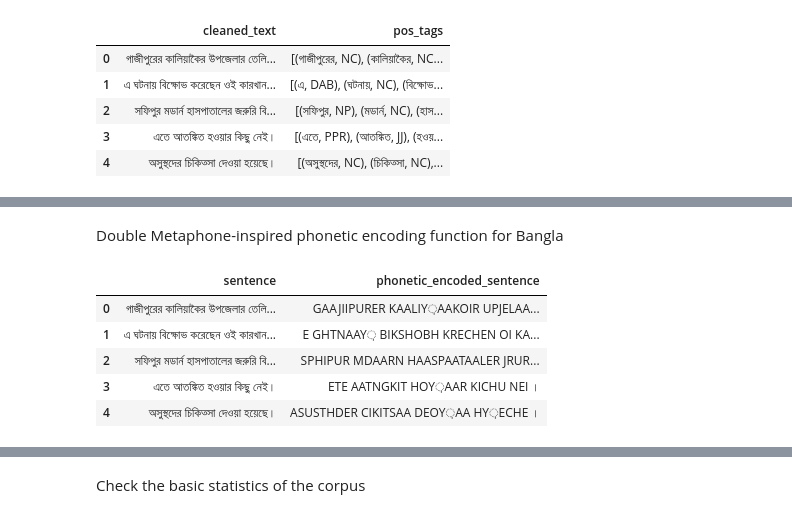
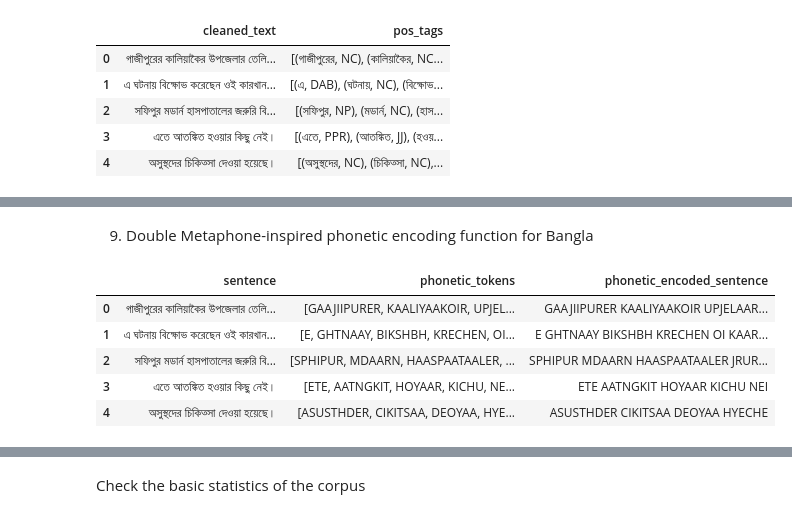
Before and after one commit to thetrishir/Brammerly, a Jupyter notebook: data_preparation.ipynb, the cells around one changed output, grey strips where cells are left out. Cells and saved outputs as stored; diff of their text form; code cells hidden in the pictures.

Commit message:
Phonetic encoding updated

```diff
--- a/data_preparation.ipynb
+++ b/data_preparation.ipynb
@@ -233,7 +237,8 @@ import random
 
 # Function to introduce a simple grammatical error by shuffling words
 def introduce_errors(sentence):
-    words = sentence.split()
+    # Split sentence into words, ignoring punctuation
+    words = re.findall(r'\b[\u0980-\u09FF]+\b', sentence)
     if len(words) > 1:
         # Shuffle words or remove one randomly to simulate error
         if random.choice([True, False]):
@@ -336,12 +331,12 @@ df
 # %% [markdown]
-Double Metaphone-inspired phonetic encoding function for Bangla
+9. Double Metaphone-inspired phonetic encoding function for Bangla
 # %%
+"""Generate a phonetic encoding for Bangla words based on specified rules."""
 def bangla_phonetic_encoding(word):
-    """Generate a phonetic encoding for Bangla words."""
     phonetic_map = {
         # Special Characters and Signs
-        '্': '',   # Virama/Hasant
-        'ঁ': 'N',  # Candrabindu
+        '্': '',   # Virama/Hasant (code 0)
+        'ঁ': '',   # Candrabindu (code 0)
         'ং': 'N',  # Anusvara
         'ঃ': 'H',  # Visarga
 
@@ -351,44 +346,48 @@ def bangla_phonetic_encoding(word):
         'উ': 'U', 'ু': 'U', 'ঊ': 'UU', 'ূ': 'UU',
         'ঋ': 'RI', 'র': 'R', 'ৃ': 'RI',
         'এ': 'E', 'ে': 'E', 'ঐ': 'OI', 'ৈ': 'OI',
-        'ও': 'O', 'ো': 'O', 'ঔ': 'OU', 'ৌ': 'OU',
+        'ও': 'O', 'ো': '', 'ঔ': 'OU', 'ৌ': 'OU',
 
         # Consonants
         'ক': 'K', 'খ': 'KH', 'গ': 'G', 'ঘ': 'GH', 'ঙ': 'NG',
         'চ': 'C', 'ছ': 'CH', 'জ': 'J', 'ঝ': 'JH', 'য': 'Y',
         'ট': 'T', 'ঠ': 'TH', 'ড': 'D', 'ঢ': 'DH', 'ণ': 'N',
         'ত': 'T', 'থ': 'TH', 'দ': 'D', 'ধ': 'DH', 'ন': 'N',
         'প': 'P', 'ফ': 'PH', 'ব': 'B', 'ভ': 'BH', 'ম': 'M',
         'শ': 'SH', 'ষ': 'SH', 'স': 'S', 'হ': 'H',
 
         # Additional Characters
         'ড়': 'RH', 'ঢ়': 'RH', 'য়': 'Y', 'ঞ': 'NY',
-        'ল': 'L', 'ৠ': 'RR', 'ঁ': 'N', '০': '0', '১': '1',
+        'ল': 'L', 'ৠ': 'RR', '০': '0', '১': '1',
         '২': '2', '৩': '3', '৪': '4', '৫': '5', '৬': '6',
         '৭': '7', '৮': '8', '৯': '9'
     }
 
     encoded_word = []
 
     for char in word:
         if char in phonetic_map:
             encoded_word.append(phonetic_map[char])
-        else:
-            encoded_word.append(char)  # Keep characters that are not in the map as they are
 
     # Join encoded characters to form the phonetic encoding
     return ''.join(encoded_word)
 
 # Apply phonetic encoding to each word in the tokens column
-df['phonetic_tokens'] = df['tokens'].apply(lambda tokens: [bangla_phonetic_encoding(word) for word in tokens])
+df['phonetic_tokens'] = df['tokens'].apply(
+    lambda tokens: [bangla_phonetic_encoding(word) for word in tokens]
+)
 
 # Convert the phonetic tokens back to a sentence for easier reading
-df['phonetic_encoded_sentence'] = df['phonetic_tokens'].apply(lambda tokens: ' '.join(tokens))
-df[['sentence', 'phonetic_encoded_sentence']].head()
+df['phonetic_encoded_sentence'] = df['phonetic_tokens'].apply(
+    lambda tokens: ' '.join(tokens)
+)
+
+# Display the first few rows
+df[['sentence', 'phonetic_tokens', 'phonetic_encoded_sentence']].head()
 # %% [output]
-|  | sentence | phonetic_encoded_sentence |
-| 0 | গাজীপুরের কালিয়াকৈর উপজেলার তেলি... | GAAJIIPURER KAALIY়AAKOIR UPJELAA... |
-| 1 | এ ঘটনায় বিক্ষোভ করেছেন ওই কারখান... | E GHTNAAY় BIKSHOBH KRECHEN OI KA... |
-| 2 | সফিপুর মডার্ন হাসপাতালের জরুরি বি... | SPHIPUR MDAARN HAASPAATAALER JRUR... |
-| 3 | এতে আতঙ্কিত হওয়ার কিছু নেই। | ETE AATNGKIT HOY়AAR KICHU NEI । |
-| 4 | অসুস্থদের চিকিত্সা দেওয়া হয়েছে। | ASUSTHDER CIKITSAA DEOY়AA HY়ECHE । |
+|  | sentence | phonetic_tokens | phonetic_encoded_sentence |
+| 0 | গাজীপুরের কালিয়াকৈর উপজেলার তেলি... | [GAAJIIPURER, KAALIYAAKOIR, UPJEL... | GAAJIIPURER KAALIYAAKOIR UPJELAAR... |
+| 1 | এ ঘটনায় বিক্ষোভ করেছেন ওই কারখান... | [E, GHTNAAY, BIKSHBH, KRECHEN, OI... | E GHTNAAY BIKSHBH KRECHEN OI KAAR... |
+| 2 | সফিপুর মডার্ন হাসপাতালের জরুরি বি... | [SPHIPUR, MDAARN, HAASPAATAALER, ... | SPHIPUR MDAARN HAASPAATAALER JRUR... |
+| 3 | এতে আতঙ্কিত হওয়ার কিছু নেই। | [ETE, AATNGKIT, HOYAAR, KICHU, NE... | ETE AATNGKIT HOYAAR KICHU NEI |
+| 4 | অসুস্থদের চিকিত্সা দেওয়া হয়েছে। | [ASUSTHDER, CIKITSAA, DEOYAA, HYE... | ASUSTHDER CIKITSAA DEOYAA HYECHE |
```
Also changed, not shown: parts of 13 cells of this notebook.
